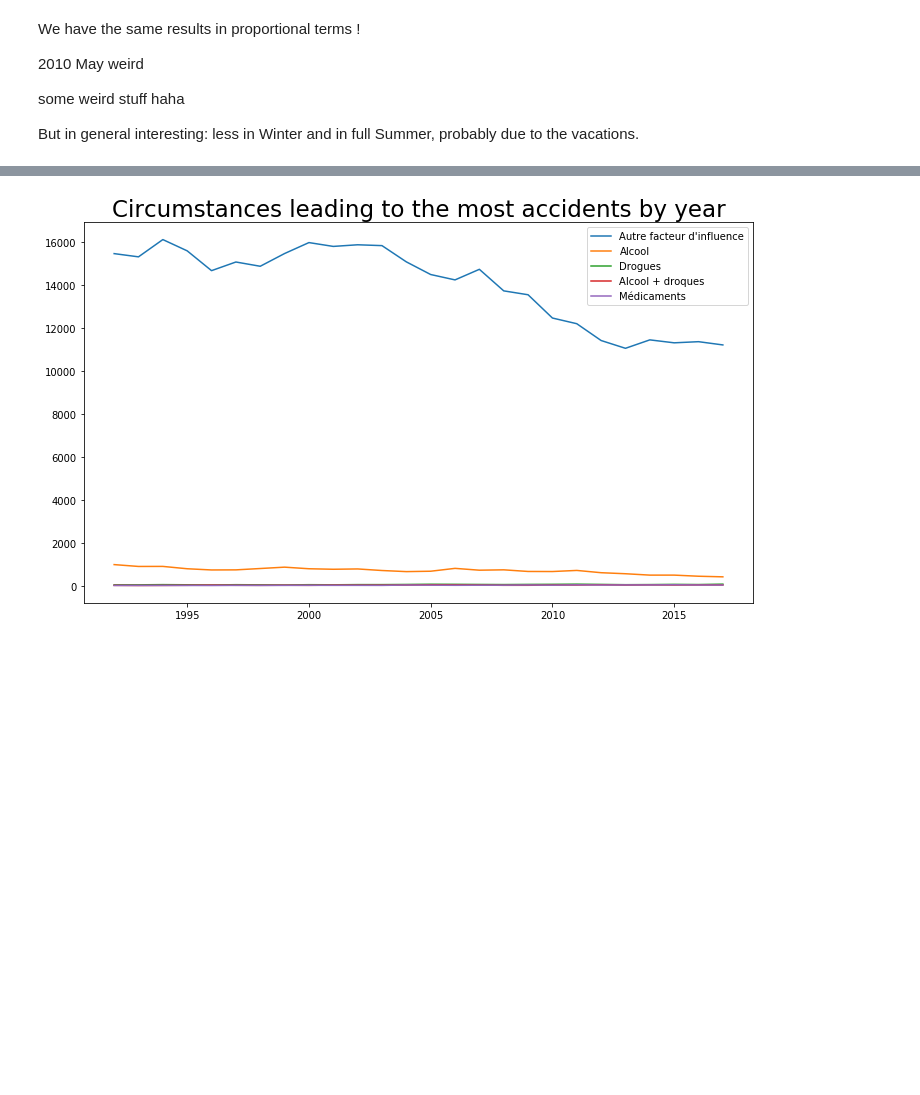
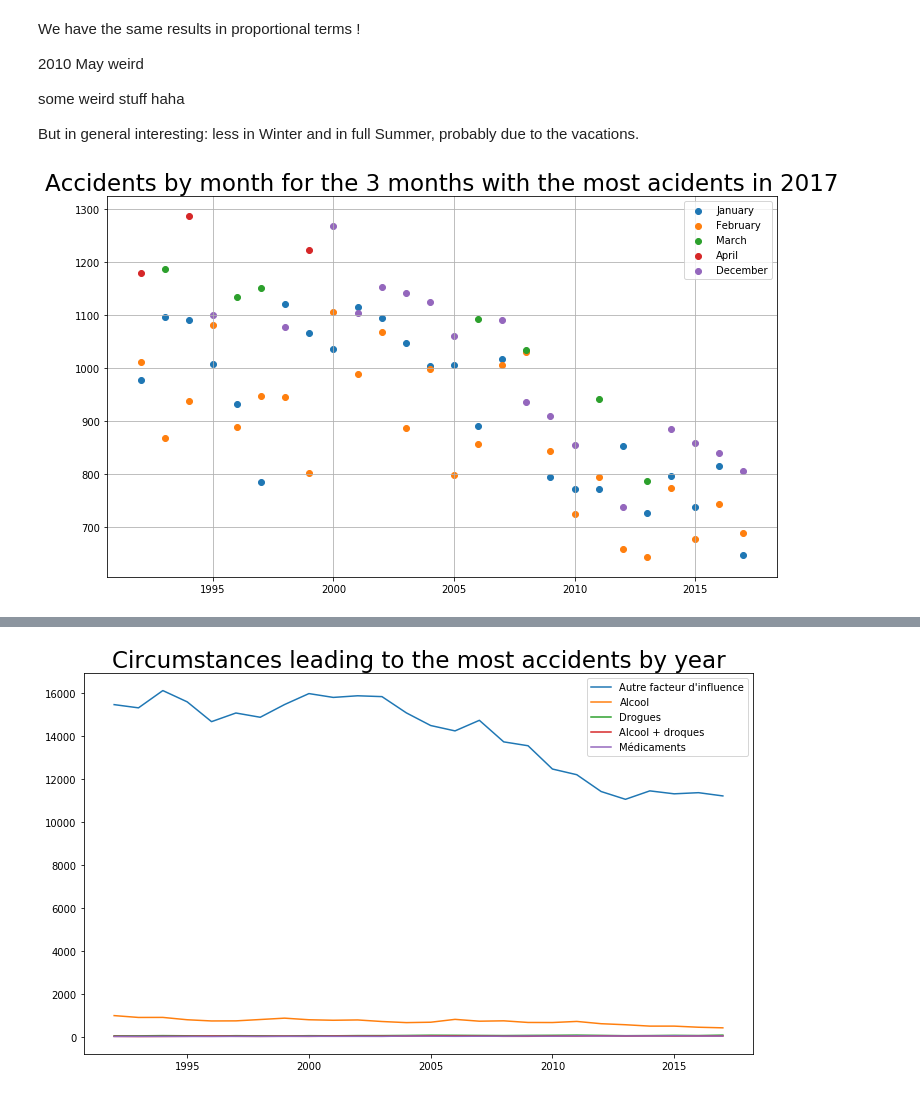
Before and after one commit to epfl-ada-2018/project-pizzafels, a Jupyter notebook: Working Notebooks/0. Correlations.ipynb, the cells around one changed output, grey strips where cells are left out. Drawn from its saved outputs; the diff is of its cells as text; code cells hidden in the pictures; blank space fills up the shorter version.

```diff
--- a/Working Notebooks/0. Correlations.ipynb
+++ b/Working Notebooks/0. Correlations.ipynb
@@ -594,3 +594,22 @@ We have the same results in proportional terms !
 some weird stuff haha
 
 But in general interesting: less in Winter and in full Summer, probably due to the vacations.
+# %%
+months_to_plot = 3
+
+monthly_basis = df_Accident_circonstances.groupby('mois_index').sum().reset_index().apply(lambda x: x.nsmallest(months_to_plot))
+period = np.arange(1992,2018,1)
+
+plt.figure(figsize=(12,7))
+
+for month in range(monthly_basis.shape[0]):
+    to_plot = monthly_basis.iloc[month].values[6:]
+    if len(to_plot[np.isnan(to_plot)==False]) != 0:
+        plt.scatter(period,monthly_basis.iloc[month].values[6:], label=datetime.date(1900, int(monthly_basis.index[month]+1), 1).strftime('%B'))
+
+plt.title('Accidents by month for the {} months with the most acidents in 2017'.format(months_to_plot), fontsize=23)
+plt.legend()
+plt.grid()
+plt.show()
+# %% [output]
+[figure, added]
```
Also changed, not shown: parts of 2 cells of this notebook.
